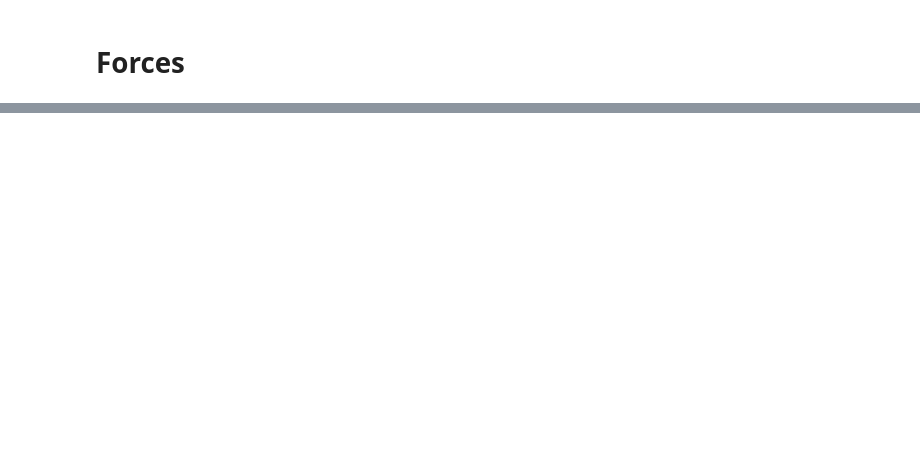
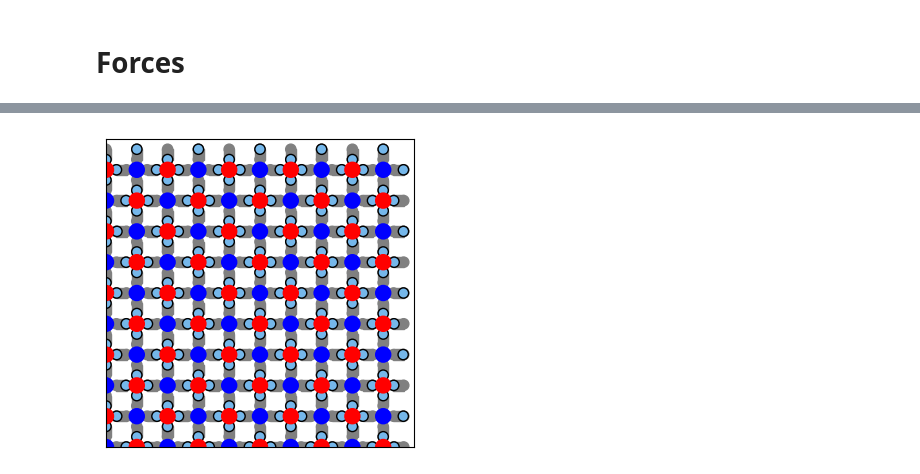
Before and after one commit to leogabac/reentrancy, a Jupyter notebook: src/notebooks/figure6.ipynb, the cells around one changed output, grey strips where cells are left out. Saved outputs shown, nothing was run; the diff lists cells and outputs as text; code cells hidden in the pictures; blank space fills up the shorter version.

```diff
--- a/src/notebooks/figure6.ipynb
+++ b/src/notebooks/figure6.ipynb
@@ -117,0 +195,18 @@ plt.show()
+# %%
+fig, ax = plt.subplots(figsize=(4,4))
+tt,field = '10','15mT'
+trj = ice.trajectory(os.path.join(DATA_PATH,tt,field,'xtrj1.csv'))
+v = trj.get_vertices(os.path.join(DATA_PATH,tt,field,'vertices1.csv'))
+
+trj.load()
+frame = trj.trj.index.get_level_values('frame').unique().max()
+ice.draw_frame(trj.trj, frame_no=frame,
+           region=[0,300,0,300],
+           radius=params['particle_radius'].magnitude,
+           cutoff=params['trap_sep'].magnitude/2,
+           particle_color='#75b7ea',
+           trap_color='gray',
+           ax=ax)
+v.display(ax,sl=frame)
+# %% [output]
+[figure, added]
```
Also changed, not shown: parts of 5 cells of this notebook, 3 other files.
